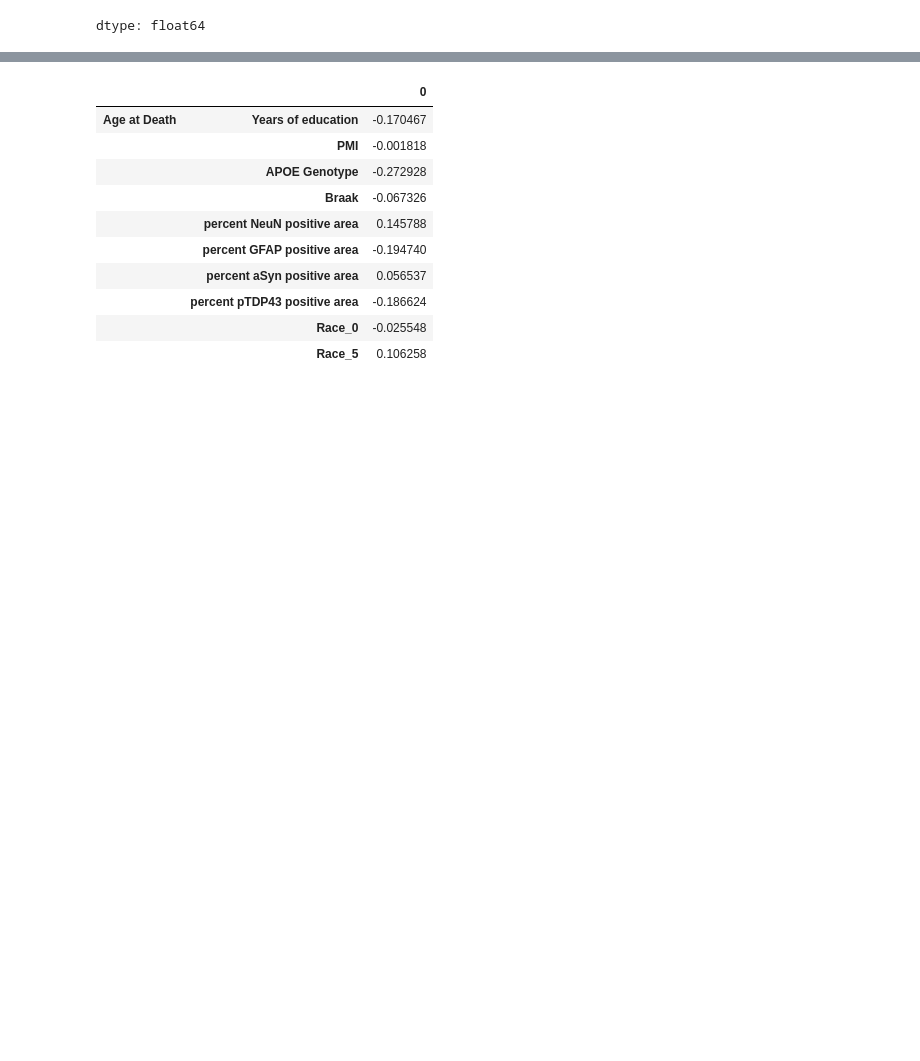
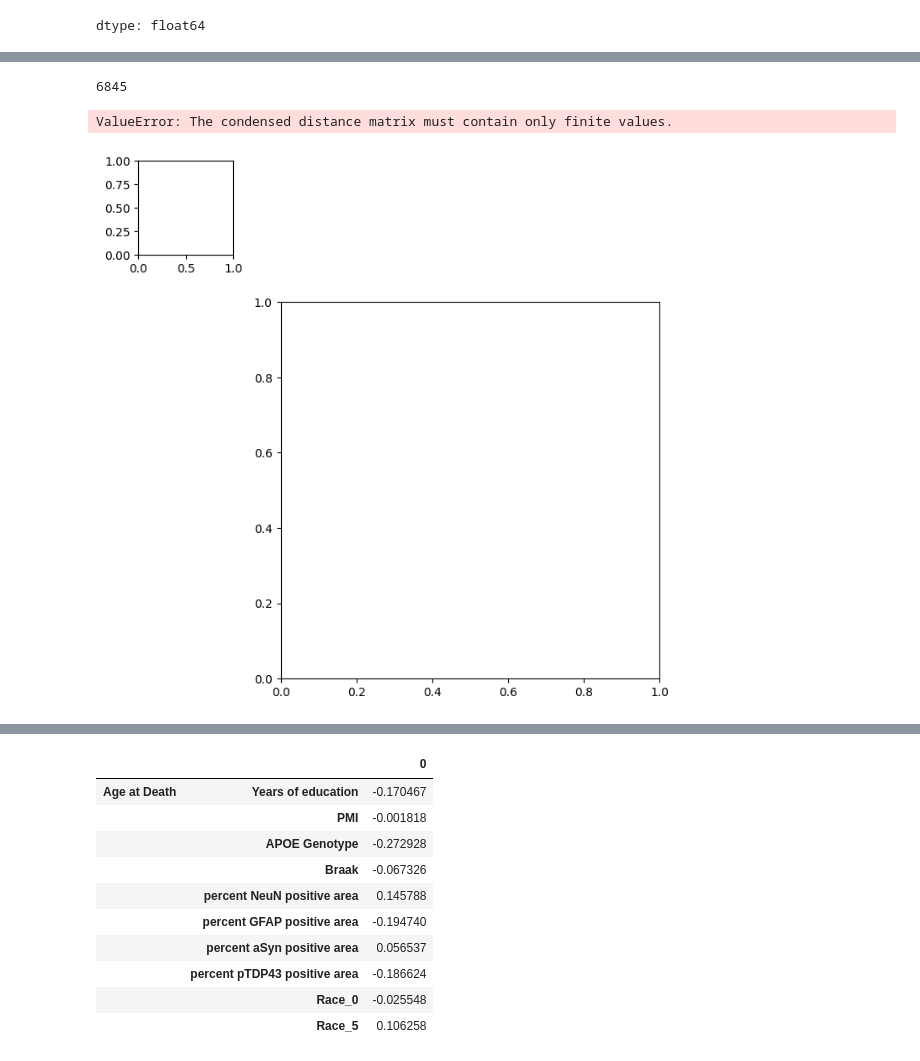
Before and after one commit to paulinapglz99/Feature-Selection-DREAMAD, a Jupyter notebook: EDA.ipynb, the cells around one changed output, grey strips where cells are left out. Drawn from its saved outputs; the diff is of its cells as text; code cells hidden in the pictures; blank space fills up the shorter version.

```diff
--- a/EDA.ipynb
+++ b/EDA.ipynb
@@ -557,0 +814,17 @@ dtype: float64
+# %%
+# Paso 1: Usa .unstack() para pivotar la serie a un DataFrame
+# Esto creará una matriz con valores en un triángulo y 'NaN' en el otro.
+# Reemplaza 'simulated_data' con 'upper_tri_values'
+corr_matrix_upper = upper_tri_values.unstack()
+
+# Paso 2: Construye la matriz simétrica completa
+# Una matriz de correlación es simétrica (corr(A,B) = corr(B,A)).
+# Rellenamos los NaN sumando la matriz con su transpuesta.
+corr_matrix_full = corr_matrix_upper.add(corr_matrix_upper.T, fill_value=0)
+
+# Paso 3: Rellena la diagonal con 1s (la correlación de una variable consigo misma es 1)
+np.fill_diagonal(corr_matrix_full.values, 1)
+
+
+print("\n--- Matriz de correlación cuadrada reconstruida ---")
+print(corr_matrix_full.head(10))
@@ -558 +849,22 @@ dtype: float64
+# %%
+#Check missing values
+missing_count = corr_matrix_full.isna().sum()
+print(len(missing_count[missing_count > 0]))
+# %% [output]
+6845
+# %%
+# Generar el clustermap
+# El gráfico reordena las filas/columnas para mostrar patrones.
+g = sns.clustermap(
+    corr_matrix_full,
+    cmap='vlag', # Mapa de color divergente (ideal para correlación)
+    vmin=-1, vmax=1, # Fija los límites del color
+    figsize=(8, 8)
+)
+
+g.fig.suptitle('Clustermap de Correlaciones', y=1.02)
+plt.show()
+# %% [output]
+ValueError: The condensed distance matrix must contain only finite values.
+[figure, added]
 # %%
```
Also changed, not shown: parts of 62 cells of this notebook.
